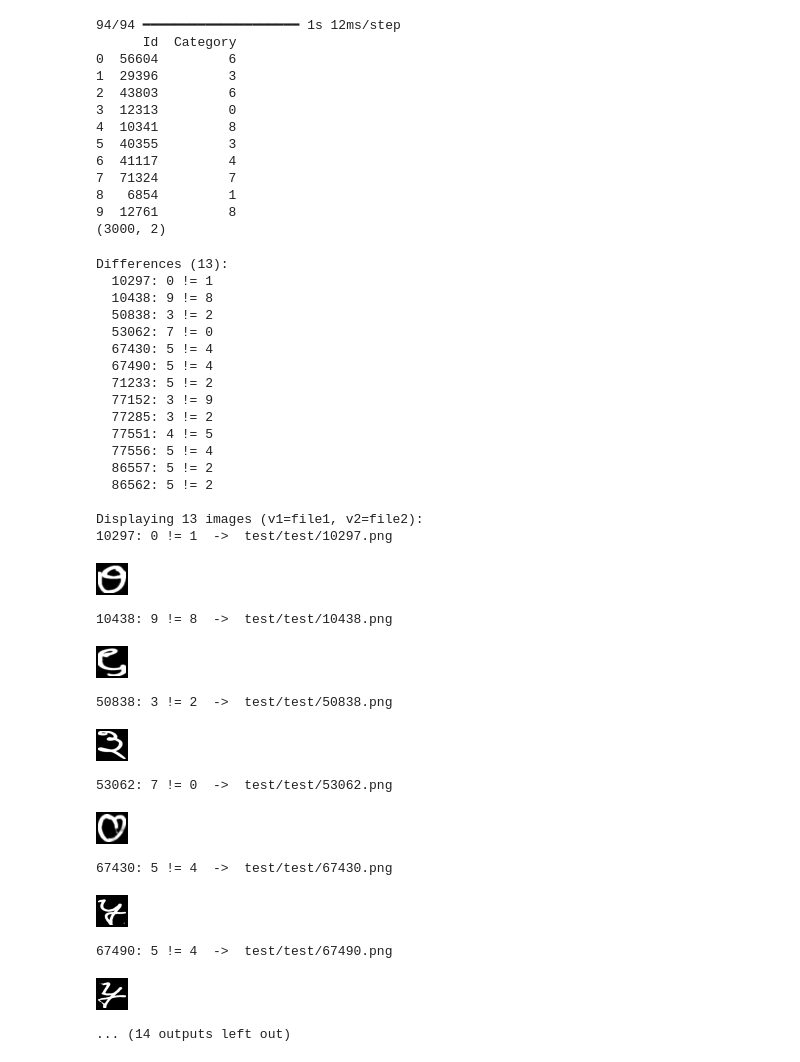
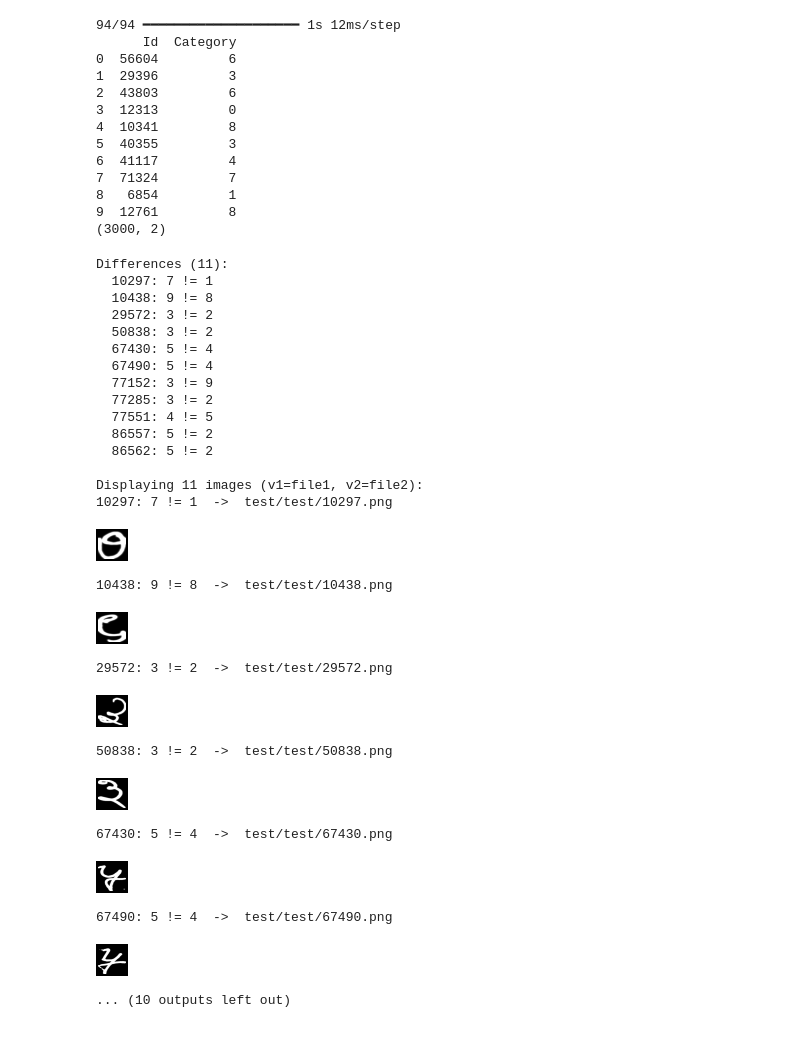
Before and after one commit to Ainst1/Group-43, a Jupyter notebook: model2.ipynb, the cells around one changed output. Cells and saved outputs as stored; diff of their text form; code cells hidden in the pictures.

```diff
--- a/model2.ipynb
+++ b/model2.ipynb
@@ -280,8 +280,8 @@ from PIL import Image, UnidentifiedImageError
 from IPython.display import display
 import os
 
-file1 = "CNN model/predictions/my_submission_6.csv"
-file2 = "CNN model/predictions/my_submission_11.csv"
+file1 = "CNN model/predictions/submission(2).csv"
+file2 = "CNN model/predictions/my_submission_6.csv"
 base_dir = "test/test"  # directory with images named <key>.png
 
 def read_two_col(path):
@@ -312,46 +312,44 @@ for k, v1, v2 in diffs:
     print(f"  {k}: {v1} != {v2}")
 print()
 
 print(f"Displaying {len(diffs)} images (v1=file1, v2=file2):")
 for key, v1, v2 in diffs:
     fname = os.path.join(base_dir, f"{key}.png")
     print(f"{key}: {v1} != {v2}  ->  {fname}")
     try:
         img = Image.open(fname)
         display(img)
     except FileNotFoundError:
         print("  [missing file]")
     except UnidentifiedImageError:
         print("  [not a valid image]")
     except Exception as e:
         print(f"  [error opening image: {e}]")
 # %% [output]
-Differences (13):
-  10297: 0 != 1
+Differences (11):
+  10297: 7 != 1
   10438: 9 != 8
+  29572: 3 != 2
   50838: 3 != 2
-  53062: 7 != 0
   67430: 5 != 4
   67490: 5 != 4
-  71233: 5 != 2
   77152: 3 != 9
   77285: 3 != 2
   77551: 4 != 5
-  77556: 5 != 4
   86557: 5 != 2
   86562: 5 != 2
 
-Displaying 13 images (v1=file1, v2=file2):
-10297: 0 != 1  ->  test/test/10297.png
+Displaying 11 images (v1=file1, v2=file2):
+10297: 7 != 1  ->  test/test/10297.png
 [figure]
 10438: 9 != 8  ->  test/test/10438.png
 [figure]
-50838: 3 != 2  ->  test/test/50838.png
+29572: 3 != 2  ->  test/test/29572.png
-[figure, old version]
+[figure, new version]
-53062: 7 != 0  ->  test/test/53062.png
+50838: 3 != 2  ->  test/test/50838.png
-[figure, old version]
+[figure, new version]
 67430: 5 != 4  ->  test/test/67430.png
 [figure]
 67490: 5 != 4  ->  test/test/67490.png
 [figure]
-... (14 outputs left out)
+... (10 outputs left out)
```
Also changed, not shown: 1 other file.
